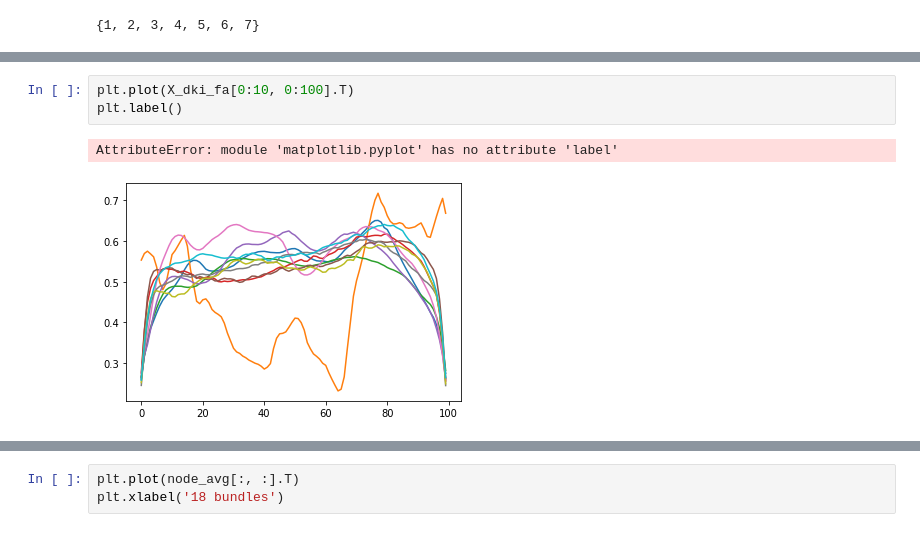
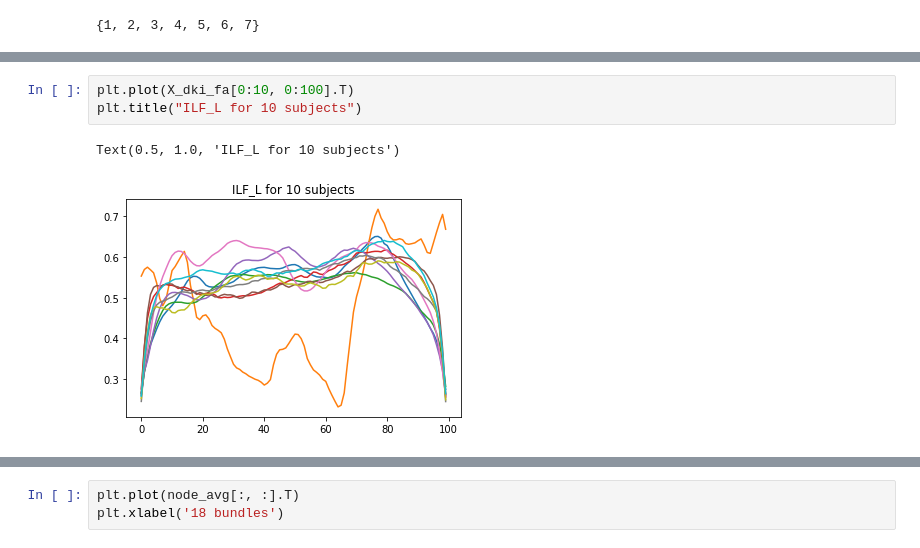
Before and after one commit to arokem/unsupervised_tractometry, a Jupyter notebook: 2021-04-23-afqinsight.ipynb, the cells around one changed output, grey strips where cells are left out. Saved outputs shown, nothing was run; the diff lists cells and outputs as text.

```diff
--- a/2021-04-23-afqinsight.ipynb
+++ b/2021-04-23-afqinsight.ipynb
@@ -76,7 +57,7 @@ X_dki_fa.shape
 (641, 1800)
 # %%
 plt.plot(X_dki_fa[0:10, 0:100].T)
-plt.label()
+plt.title("ILF_L for 10 subjects")
 # %% [output]
-AttributeError: module 'matplotlib.pyplot' has no attribute 'label'
+Text(0.5, 1.0, 'ILF_L for 10 subjects')
-[figure, old version]
+[figure, new version]
```
Also changed, not shown: parts of 52 cells of this notebook, 5 other files.
